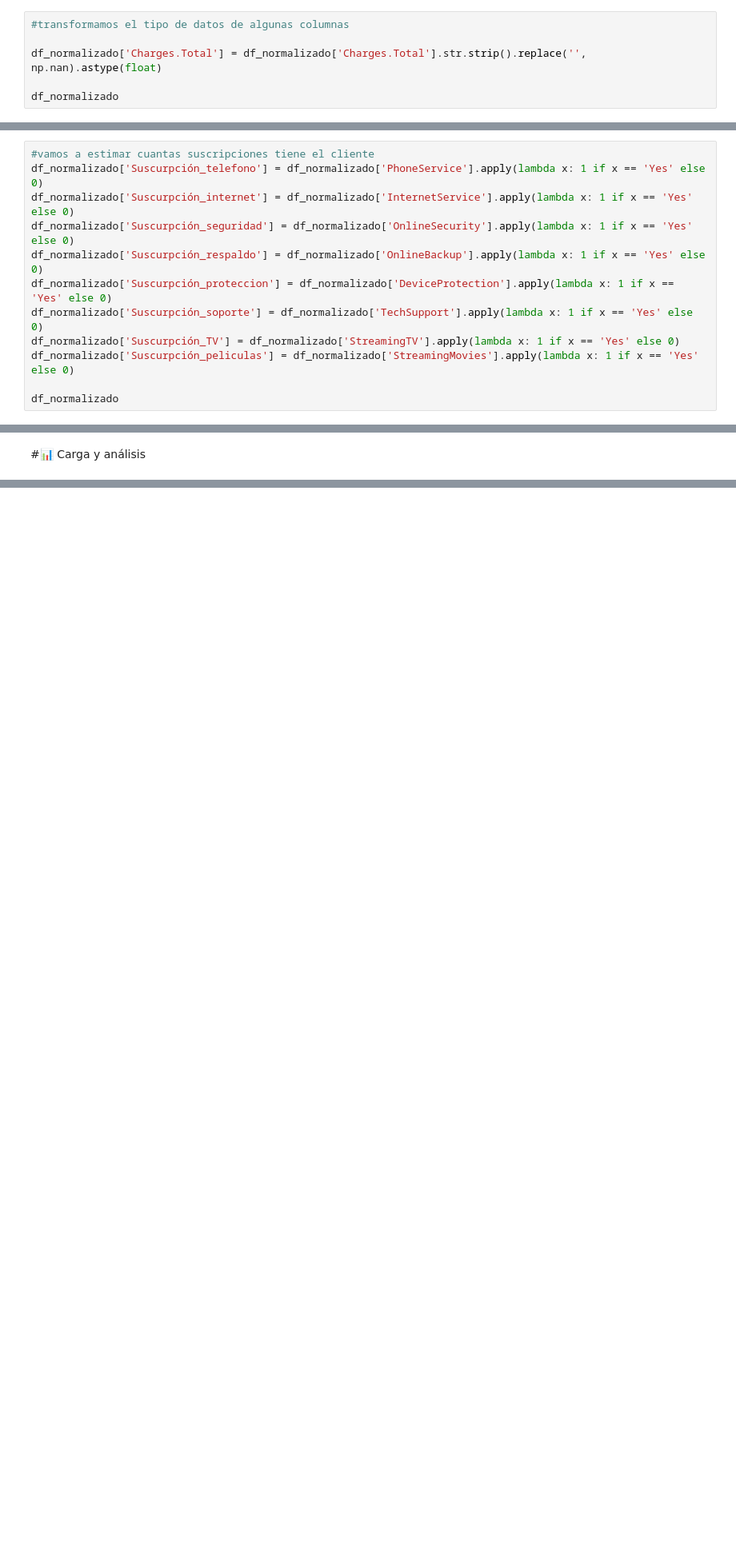
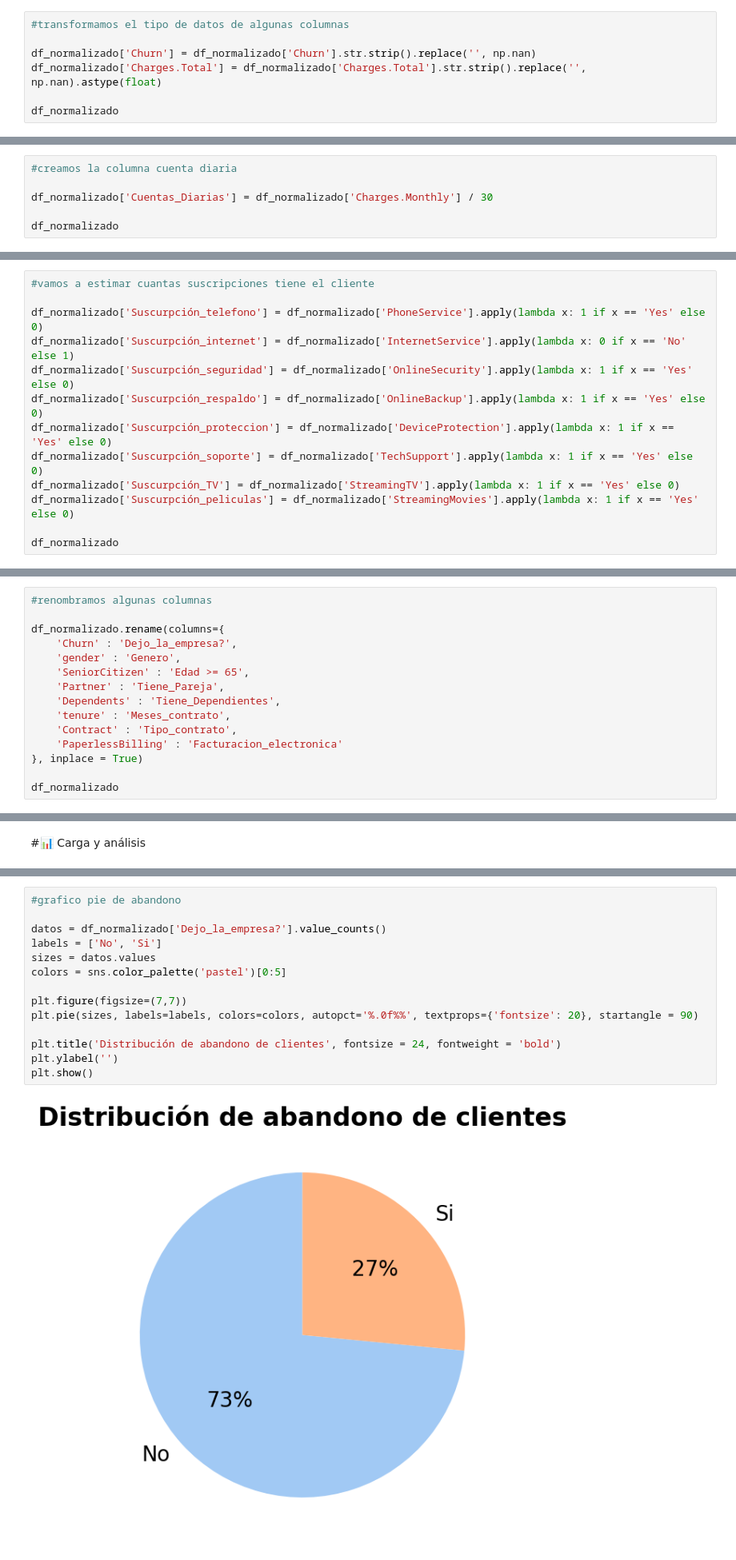
Before and after one commit to FeloCR12/Challenge_Telecom_X, a Jupyter notebook: TelecomX_LATAM.ipynb, the cells around one changed output, grey strips where cells are left out. Shown: that part at 80% size. Cells and saved outputs as stored; diff of their text form; blank space fills up the shorter version.

```diff
--- a/TelecomX_LATAM.ipynb
+++ b/TelecomX_LATAM.ipynb
@@ -84,6 +84,7 @@ import numpy as np
 # %%
 #transformamos el tipo de datos de algunas columnas
 
+df_normalizado['Churn'] = df_normalizado['Churn'].str.strip().replace('', np.nan)
 df_normalizado['Charges.Total'] = df_normalizado['Charges.Total'].str.strip().replace('', np.nan).astype(float)
 
 df_normalizado
@@ -123,0 +131,6 @@ memory usage: 1.2+ MB
+# %%
+#creamos la columna cuenta diaria
+
+df_normalizado['Cuentas_Diarias'] = df_normalizado['Charges.Monthly'] / 30
+
+df_normalizado
@@ -147,8 +174,9 @@ memory usage: 1.2+ MB
 - `Charges.Total`: total gastado por el cliente
 # %%
 #vamos a estimar cuantas suscripciones tiene el cliente
+
 df_normalizado['Suscurpción_telefono'] = df_normalizado['PhoneService'].apply(lambda x: 1 if x == 'Yes' else 0)
-df_normalizado['Suscurpción_internet'] = df_normalizado['InternetService'].apply(lambda x: 1 if x == 'Yes' else 0)
+df_normalizado['Suscurpción_internet'] = df_normalizado['InternetService'].apply(lambda x: 0 if x == 'No' else 1)
 df_normalizado['Suscurpción_seguridad'] = df_normalizado['OnlineSecurity'].apply(lambda x: 1 if x == 'Yes' else 0)
 df_normalizado['Suscurpción_respaldo'] = df_normalizado['OnlineBackup'].apply(lambda x: 1 if x == 'Yes' else 0)
 df_normalizado['Suscurpción_proteccion'] = df_normalizado['DeviceProtection'].apply(lambda x: 1 if x == 'Yes' else 0)
@@ -202,0 +258,15 @@ df_normalizado
+# %%
+#renombramos algunas columnas
+
+df_normalizado.rename(columns={
+    'Churn' : 'Dejo_la_empresa?',
+    'gender' : 'Genero',
+    'SeniorCitizen' : 'Edad >= 65',
+    'Partner' : 'Tiene_Pareja',
+    'Dependents' : 'Tiene_Dependientes',
+    'tenure' : 'Meses_contrato',
+    'Contract' : 'Tipo_contrato',
+    'PaperlessBilling' : 'Facturacion_electronica'
+}, inplace = True)
+
+df_normalizado
@@ -204,0 +394,16 @@ df_normalizado
+# %%
+#grafico pie de abandono
+
+datos = df_normalizado['Dejo_la_empresa?'].value_counts()
+labels = ['No', 'Si']
+sizes = datos.values
+colors = sns.color_palette('pastel')[0:5]
+
+plt.figure(figsize=(7,7))
+plt.pie(sizes, labels=labels, colors=colors, autopct='%.0f%%', textprops={'fontsize': 20}, startangle = 90)
+
+plt.title('Distribución de abandono de clientes', fontsize = 24, fontweight = 'bold')
+plt.ylabel('')
+plt.show()
+# %% [output]
+[figure, added]
```
Also changed, not shown: parts of 25 cells of this notebook.
